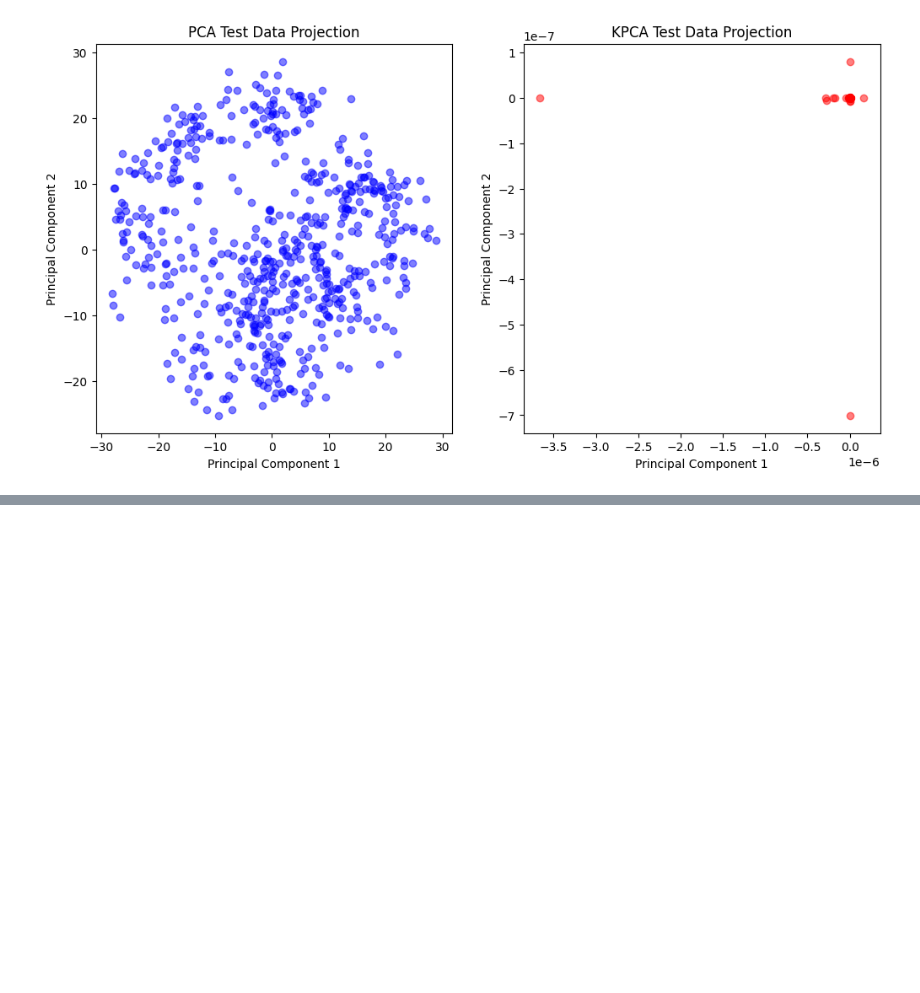
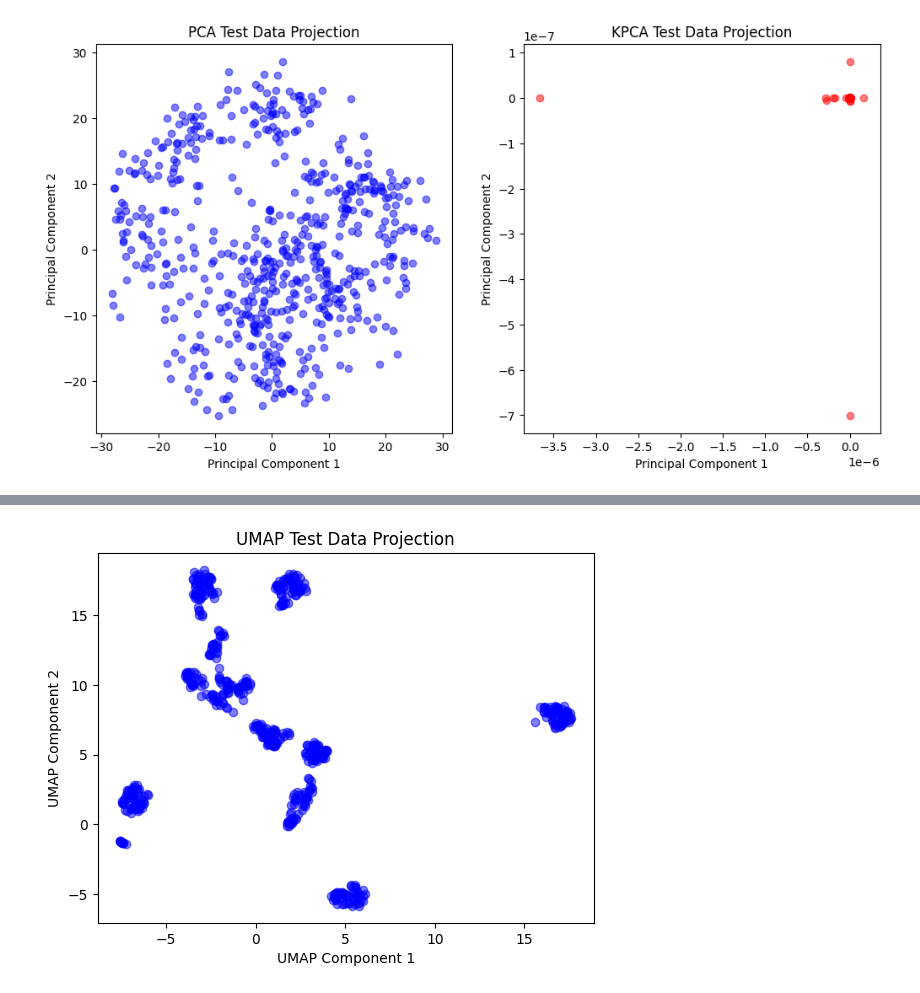
Before and after one commit to tungnd237/InventoryManagementAnalyst, a Jupyter notebook: sascha/clustering/0409_clustering.ipynb, the cells around one changed output, grey strips where cells are left out. Saved outputs shown, nothing was run; the diff lists cells and outputs as text; code cells hidden in the pictures; blank space fills up the shorter version.

```diff
--- a/sascha/clustering/0409_clustering.ipynb
+++ b/sascha/clustering/0409_clustering.ipynb
@@ -153,0 +159,19 @@ plt.show()
+# %%
+# Uniform Manifold Approximation and Projection
+
+from umap import UMAP
+train, test = train_test_split(scaled_df_f, test_size=0.33)
+
+# Apply UMAP
+umap = UMAP(n_components=2, random_state=42)
+train_umap = umap.fit_transform(train)
+test_umap = umap.transform(test)
+
+# Plot the transformed test data
+plt.scatter(test_umap[:, 0], test_umap[:, 1], c='blue', marker='o', alpha=0.5)
+plt.xlabel('UMAP Component 1')
+plt.ylabel('UMAP Component 2')
+plt.title('UMAP Test Data Projection')
+plt.show()
+# %% [output]
+[figure, added]
```
Also changed, not shown: parts of 6 cells of this notebook.
